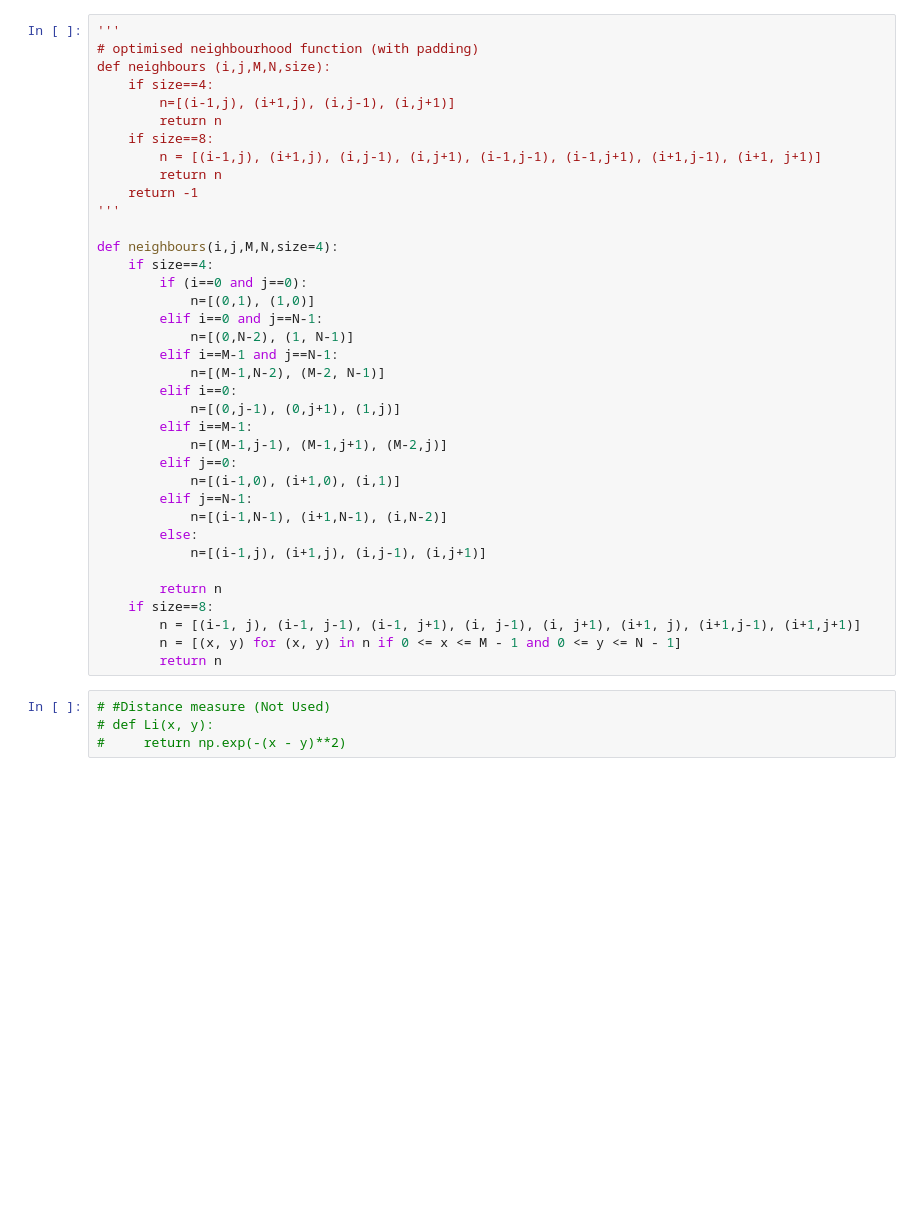
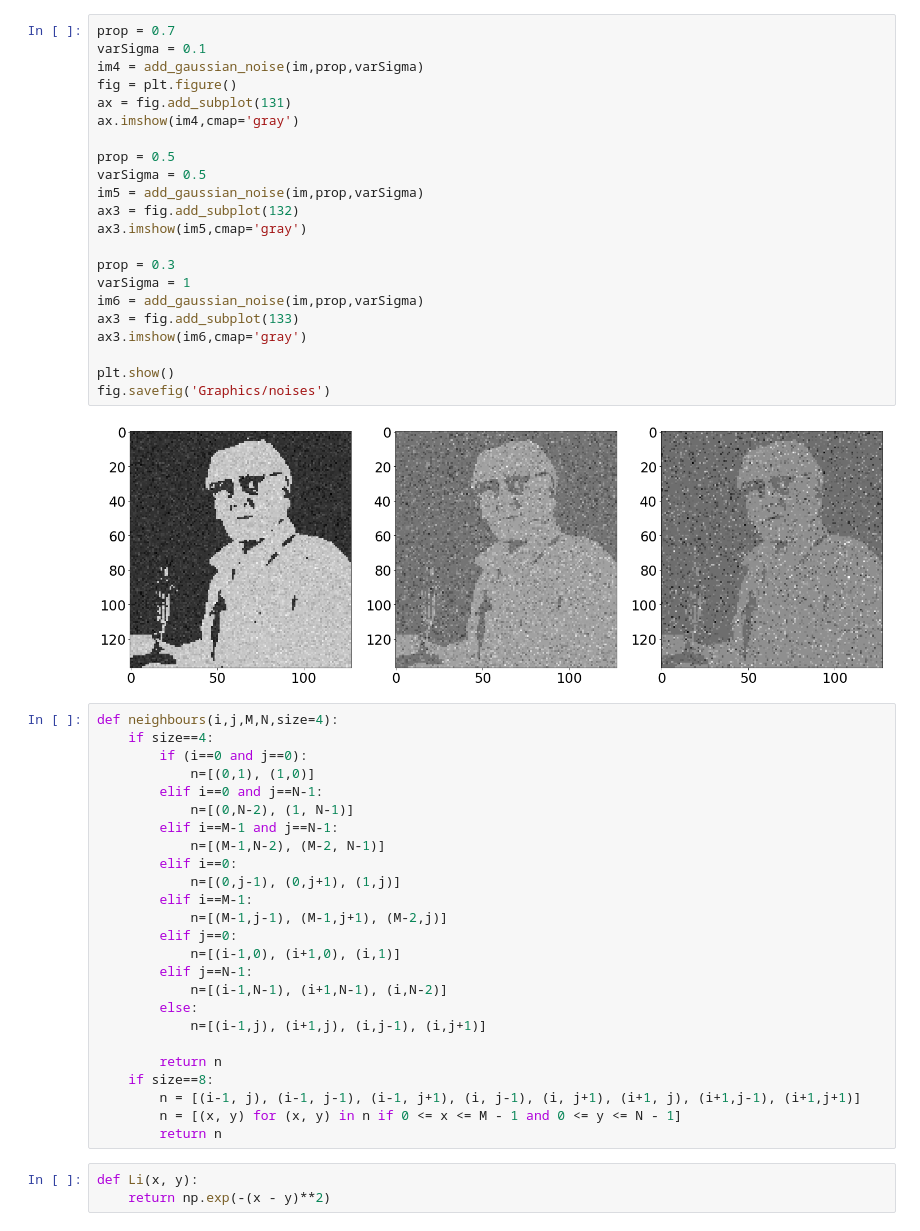
Before and after one commit to kheeran/COMS30007-Machine-Learning, a Jupyter notebook: Inference.ipynb, the cells around one changed output. Drawn from its saved outputs; the diff is of its cells as text; blank space fills up the shorter version.

```diff
--- a/Inference.ipynb
+++ b/Inference.ipynb
@@ -69,16 +50,28 @@ plt.show()
+# %%
+prop = 0.7
+varSigma = 0.1
+im4 = add_gaussian_noise(im,prop,varSigma)
+fig = plt.figure()
+ax = fig.add_subplot(131)
+ax.imshow(im4,cmap='gray')
+
+prop = 0.5
+varSigma = 0.5
+im5 = add_gaussian_noise(im,prop,varSigma)
+ax3 = fig.add_subplot(132)
+ax3.imshow(im5,cmap='gray')
+
+prop = 0.3
+varSigma = 1
+im6 = add_gaussian_noise(im,prop,varSigma)
+ax3 = fig.add_subplot(133)
+ax3.imshow(im6,cmap='gray')
+
+plt.show()
+fig.savefig('Graphics/noises')
+# %% [output]
+[figure, added]
 # %%
-'''
-# optimised neighbourhood function (with padding)
-def neighbours (i,j,M,N,size):
-    if size==4:
-        n=[(i-1,j), (i+1,j), (i,j-1), (i,j+1)]
-        return n
-    if size==8:
-        n = [(i-1,j), (i+1,j), (i,j-1), (i,j+1), (i-1,j-1), (i-1,j+1), (i+1,j-1), (i+1, j+1)]
-        return n
-    return -1
-'''
-
 def neighbours(i,j,M,N,size=4):
     if size==4:
         if (i==0 and j==0):
@@ -104,7 +97,6 @@ def neighbours(i,j,M,N,size=4):
         n = [(x, y) for (x, y) in n if 0 <= x <= M - 1 and 0 <= y <= N - 1]
         return n
 # %%
-# #Distance measure (Not Used)
-# def Li(x, y):
-#     return np.exp(-(x - y)**2)
+def Li(x, y):
+    return np.exp(-(x - y)**2)
 # %%
```
Also changed, not shown: parts of 5 cells of this notebook.
